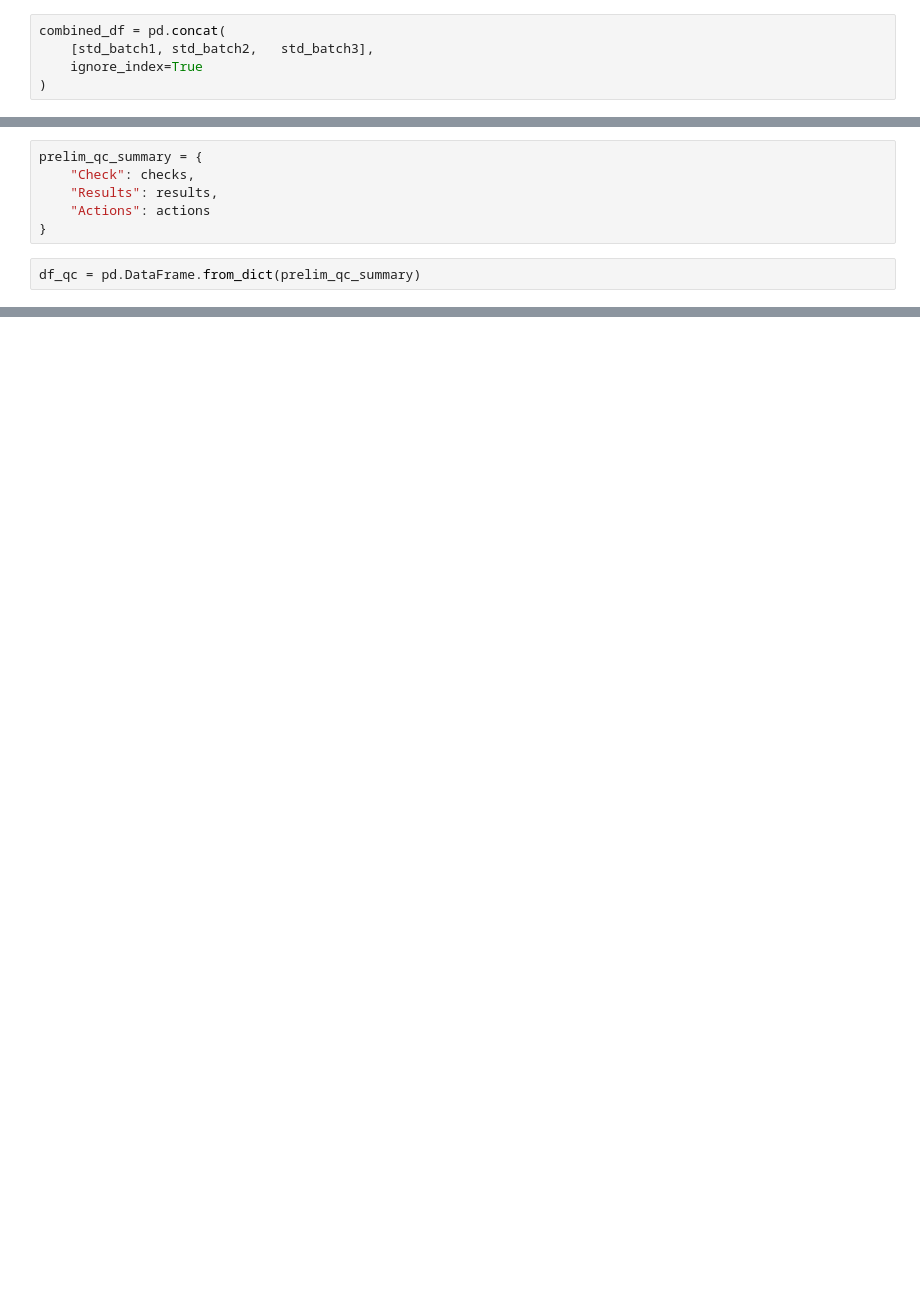
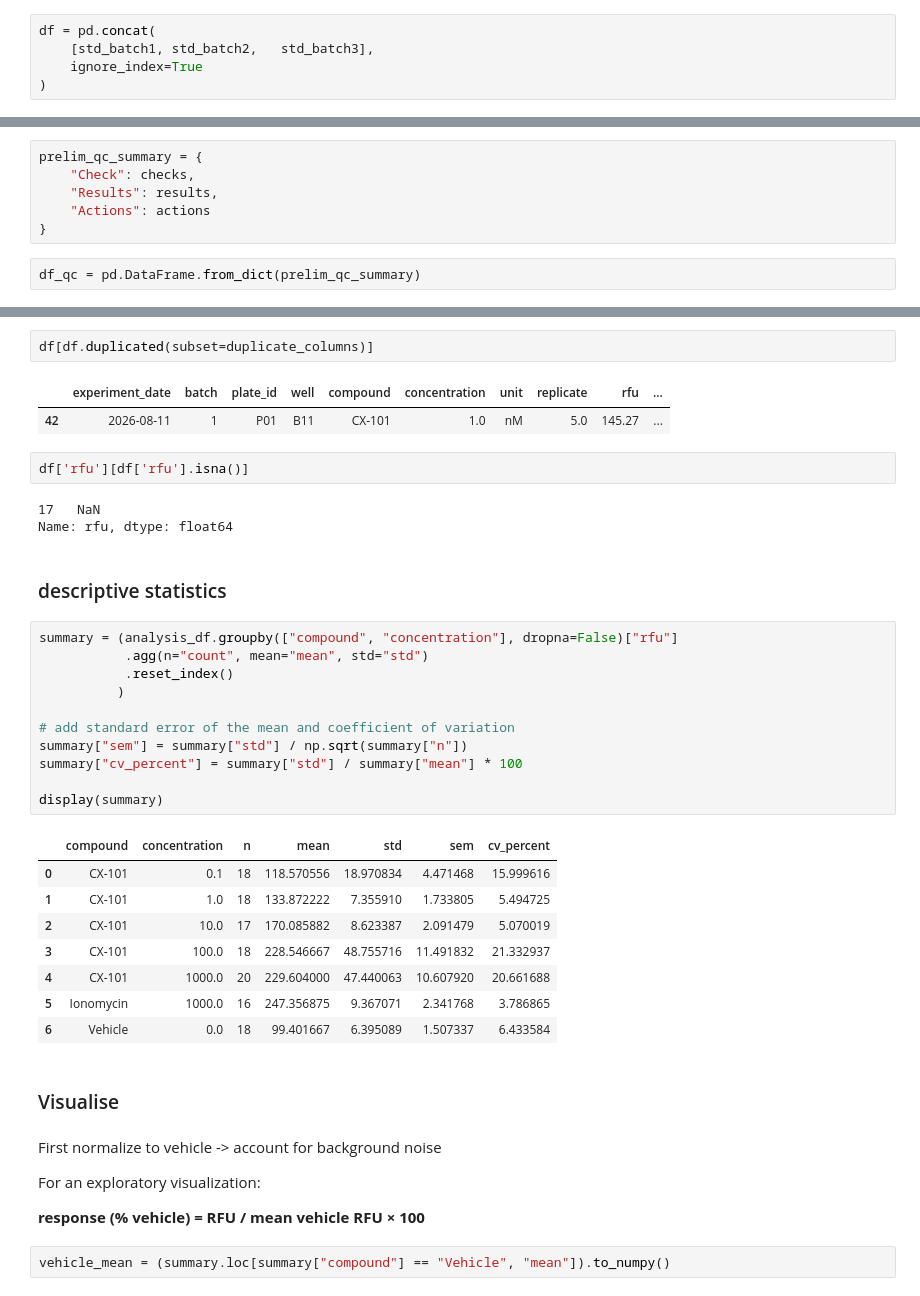
Before and after one commit to LisaPietrek/cx-101-cellular-assay, a Jupyter notebook: notebooks/02_prelim_pipeline.ipynb, the cells around one changed output, grey strips where cells are left out. Drawn from its saved outputs; the diff is of its cells as text; blank space fills up the shorter version.

```diff
--- a/notebooks/02_prelim_pipeline.ipynb
+++ b/notebooks/02_prelim_pipeline.ipynb
@@ -156,7 +129,7 @@ std_batch1  = standardize_data(batch1)
 std_batch2  = standardize_data(batch2)
 std_batch3  = standardize_data(batch3)
 # %%
-combined_df = pd.concat(
+df = pd.concat(
     [std_batch1, std_batch2,   std_batch3],
     ignore_index=True
 )
@@ -353,0 +326,42 @@ df_qc.to_csv("../reports/prelim_qc_summary.csv")
+# %%
+df[df.duplicated(subset=duplicate_columns)]
+# %% [output]
+|  | experiment_date | batch | plate_id | well | compound | concentration | unit | replicate | rfu | ... |
+| 42 | 2026-08-11 | 1 | P01 | B11 | CX-101 | 1.0 | nM | 5.0 | 145.27 | ... |
+# %%
+df['rfu'][df['rfu'].isna()]
+# %% [output]
+17   NaN
+Name: rfu, dtype: float64
+# %% [markdown]
+### descriptive statistics
+# %%
+summary = (analysis_df.groupby(["compound", "concentration"], dropna=False)["rfu"]
+           .agg(n="count", mean="mean", std="std")
+           .reset_index()
+          )
+
+# add standard error of the mean and coefficient of variation
+summary["sem"] = summary["std"] / np.sqrt(summary["n"])
+summary["cv_percent"] = summary["std"] / summary["mean"] * 100
+
+display(summary)
+# %% [output]
+|  | compound | concentration | n | mean | std | sem | cv_percent |
+| 0 | CX-101 | 0.1 | 18 | 118.570556 | 18.970834 | 4.471468 | 15.999616 |
+| 1 | CX-101 | 1.0 | 18 | 133.872222 | 7.355910 | 1.733805 | 5.494725 |
+| 2 | CX-101 | 10.0 | 17 | 170.085882 | 8.623387 | 2.091479 | 5.070019 |
+| 3 | CX-101 | 100.0 | 18 | 228.546667 | 48.755716 | 11.491832 | 21.332937 |
+| 4 | CX-101 | 1000.0 | 20 | 229.604000 | 47.440063 | 10.607920 | 20.661688 |
+| 5 | Ionomycin | 1000.0 | 16 | 247.356875 | 9.367071 | 2.341768 | 3.786865 |
+| 6 | Vehicle | 0.0 | 18 | 99.401667 | 6.395089 | 1.507337 | 6.433584 |
+# %% [markdown]
+### Visualise
+# %% [markdown]
+First normalize to  vehicle -> account for background noise
+
+For an exploratory visualization:
+
+**response (% vehicle) = RFU / mean vehicle RFU × 100**
+# %%
+vehicle_mean = (summary.loc[summary["compound"] == "Vehicle", "mean"]).to_numpy()
```
Also changed, not shown: parts of 27 cells of this notebook.
